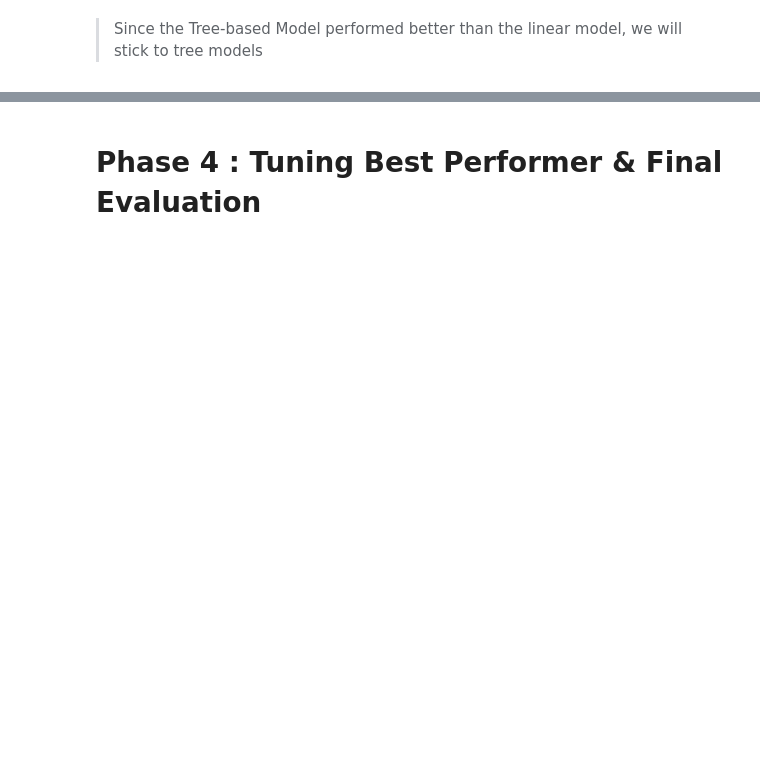
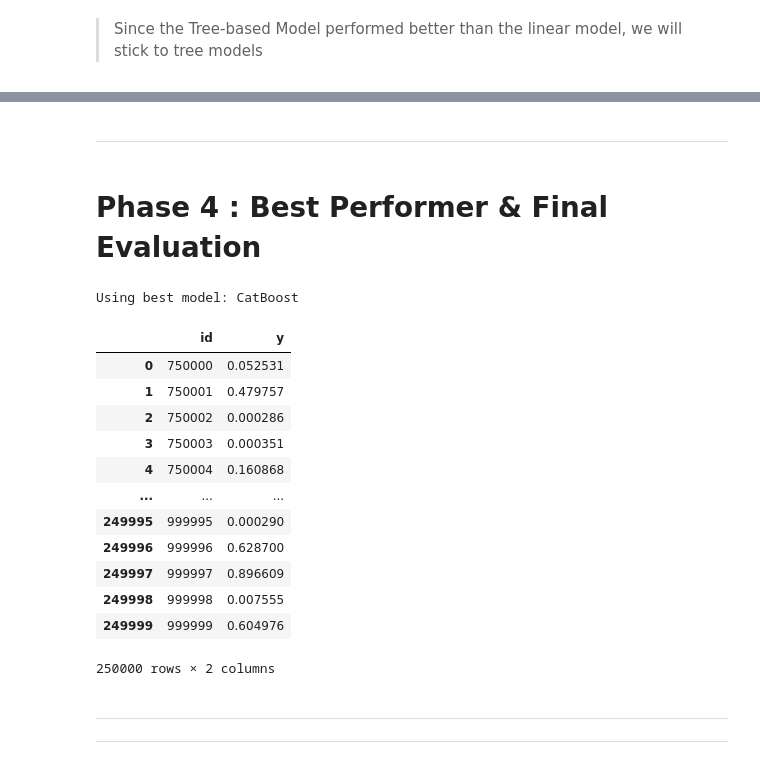
Before and after one commit to Mariam-ElMeligy/PyTheGo, a Jupyter notebook: Binary_Bank_Competition/binary-bank-competition.ipynb, the cells around one changed output, grey strips where cells are left out. Saved outputs shown, nothing was run; the diff lists cells and outputs as text; code cells hidden in the pictures; blank space fills up the shorter version.

```diff
--- a/Binary_Bank_Competition/binary-bank-competition.ipynb
+++ b/Binary_Bank_Competition/binary-bank-competition.ipynb
@@ -655,2 +597,4 @@ cat_pipeline = Pipeline([
+# %% [markdown]
+-----
 # %% [markdown]
-# Phase 4 : Tuning Best Performer & Final Evaluation
+# Phase 4 : Best Performer & Final Evaluation
@@ -659,6 +601,35 @@ cat_pipeline = Pipeline([
+# %%
+# Model with highest AUC-ROC
+best_model_name = max(results.items(), key=lambda x: x[1]['auc_roc'])[0]
+best_pipeline = results[best_model_name]['pipeline']
+
+print(f"Using best model: {best_model_name}")
+
+# Make predictions on test set
+y_test_pred = best_pipeline.predict(test)
+y_test_pred_proba = best_pipeline.predict_proba(test)[:, 1]
+# %% [output]
+Using best model: CatBoost
 # %%
-#submission = pd.DataFrame()
+# Prepare submission
+submission = pd.DataFrame()
 
-#submission['id'] = test['id']
-#submission['y'] = y_proba
+submission['id'] = test['id']
+submission['y'] = y_test_pred_proba
+# %%
+submission
+# %% [output]
+|  | id | y |
+| 0 | 750000 | 0.052531 |
+| 1 | 750001 | 0.479757 |
+| 2 | 750002 | 0.000286 |
+| 3 | 750003 | 0.000351 |
+| 4 | 750004 | 0.160868 |
+| ... | ... | ... |
+| 249995 | 999995 | 0.000290 |
+| 249996 | 999996 | 0.628700 |
+| 249997 | 999997 | 0.896609 |
+| 249998 | 999998 | 0.007555 |
+| 249999 | 999999 | 0.604976 |
+250000 rows × 2 columns
 # %%
@@ -665,0 +638,3 @@ cat_pipeline = Pipeline([
+# %% [markdown]
+---
+---
```
Also changed, not shown: parts of 24 cells of this notebook, 1 other file.
